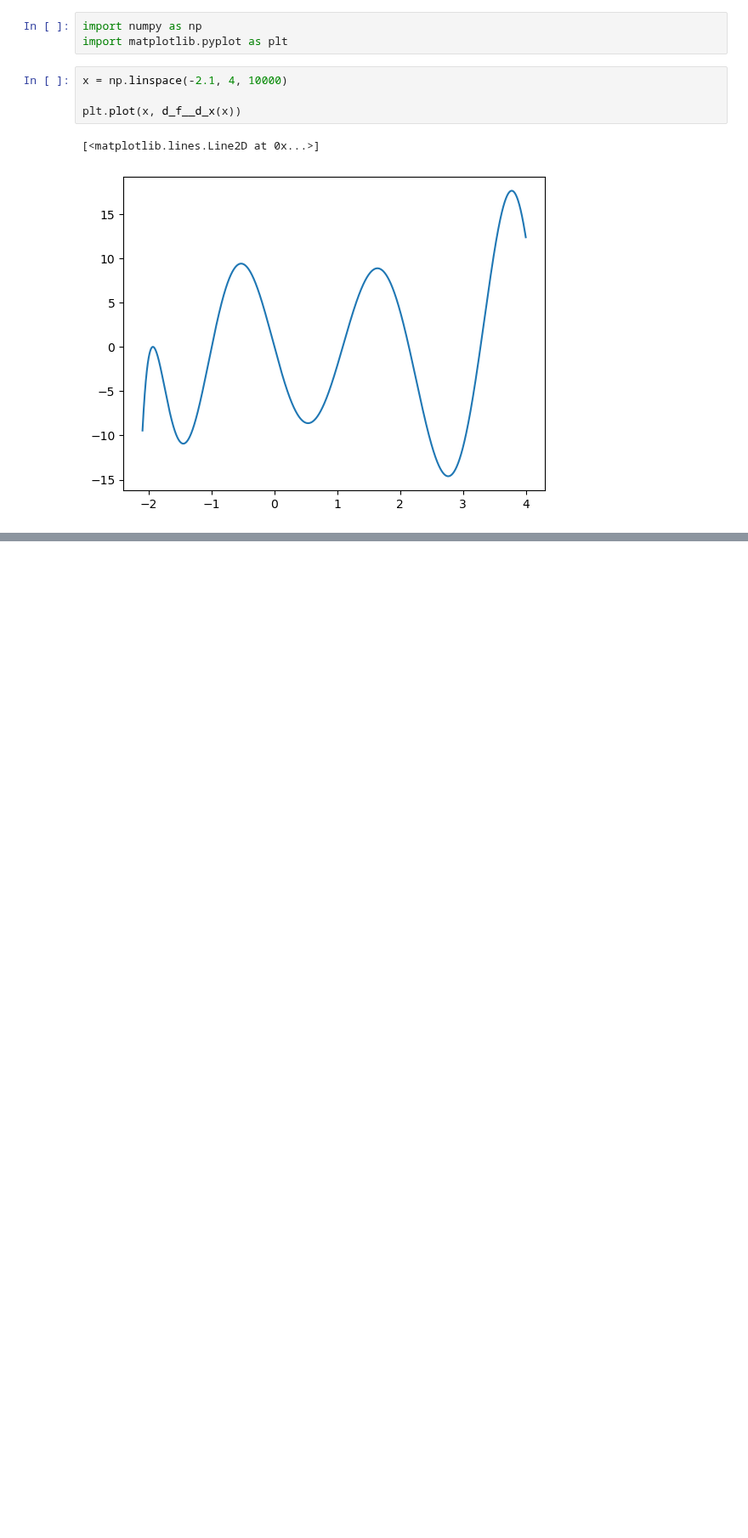
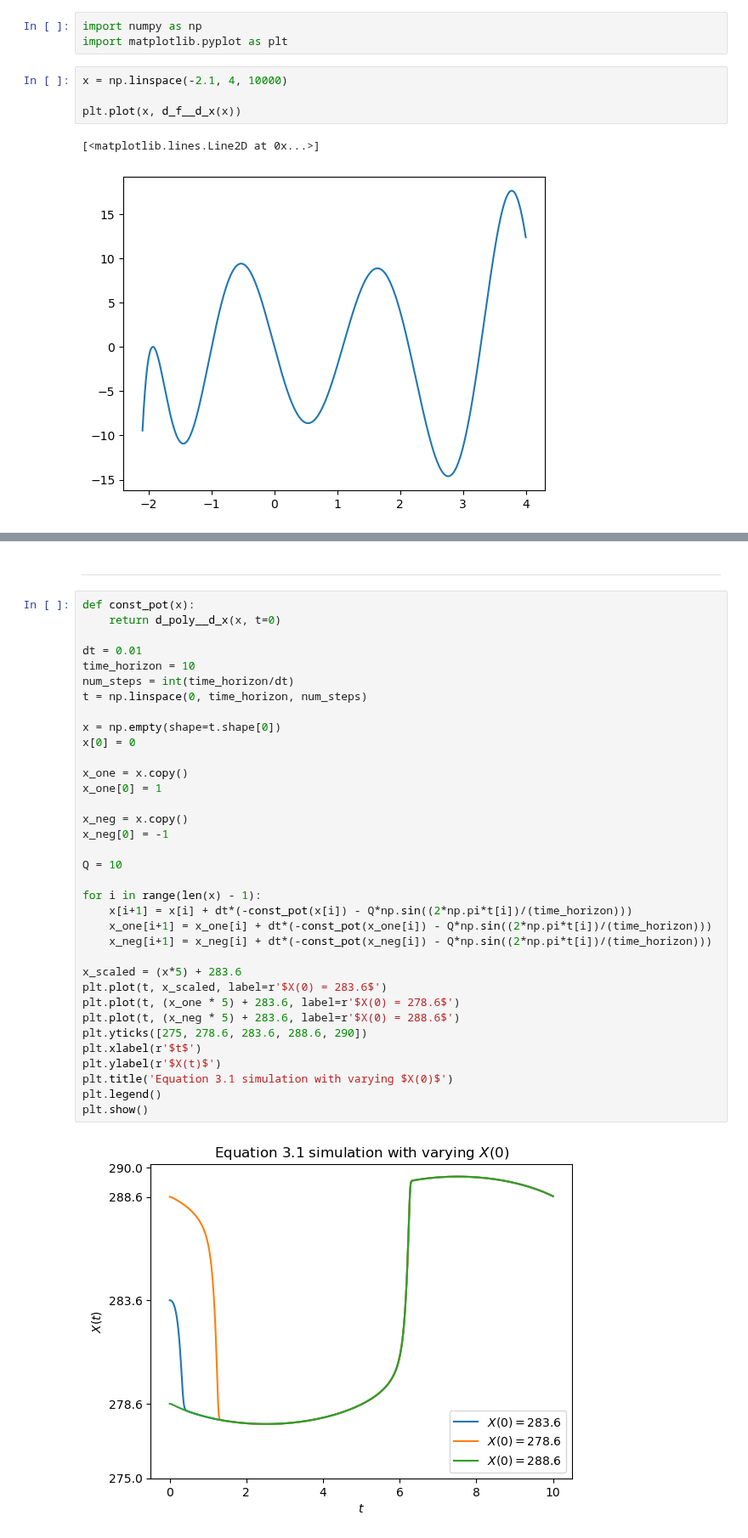
Before and after one commit to abhirao-03/stochastic-resonance, a Jupyter notebook: visualisations.ipynb, the cells around one changed output, grey strips where cells are left out. Shown at 85% size. Drawn from its saved outputs; the diff is of its cells as text; blank space fills up the shorter version.

Commit message:
Merged quick_test into visualisations

```diff
--- a/visualisations.ipynb
+++ b/visualisations.ipynb
@@ -292,0 +287,39 @@ plt.savefig('noisy_sin.svg', transparent=True)
+# %% [markdown]
+---
+# %%
+def const_pot(x):
+    return d_poly__d_x(x, t=0)
+
+dt = 0.01
+time_horizon = 10
+num_steps = int(time_horizon/dt)
+t = np.linspace(0, time_horizon, num_steps)
+
+x = np.empty(shape=t.shape[0])
+x[0] = 0
+
+x_one = x.copy()
+x_one[0] = 1
+
+x_neg = x.copy()
+x_neg[0] = -1
+
+Q = 10
+
+for i in range(len(x) - 1):
+    x[i+1] = x[i] + dt*(-const_pot(x[i]) - Q*np.sin((2*np.pi*t[i])/(time_horizon)))
+    x_one[i+1] = x_one[i] + dt*(-const_pot(x_one[i]) - Q*np.sin((2*np.pi*t[i])/(time_horizon)))
+    x_neg[i+1] = x_neg[i] + dt*(-const_pot(x_neg[i]) - Q*np.sin((2*np.pi*t[i])/(time_horizon)))
+
+x_scaled = (x*5) + 283.6
+plt.plot(t, x_scaled, label=r'$X(0) = 283.6$')
+plt.plot(t, (x_one * 5) + 283.6, label=r'$X(0) = 278.6$')
+plt.plot(t, (x_neg * 5) + 283.6, label=r'$X(0) = 288.6$')
+plt.yticks([275, 278.6, 283.6, 288.6, 290])
+plt.xlabel(r'$t$')
+plt.ylabel(r'$X(t)$')
+plt.title('Equation 3.1 simulation with varying $X(0)$')
+plt.legend()
+plt.show()
+# %% [output]
+[figure, added]
```
Also changed, not shown: parts of 7 cells of this notebook, 1 other file.
